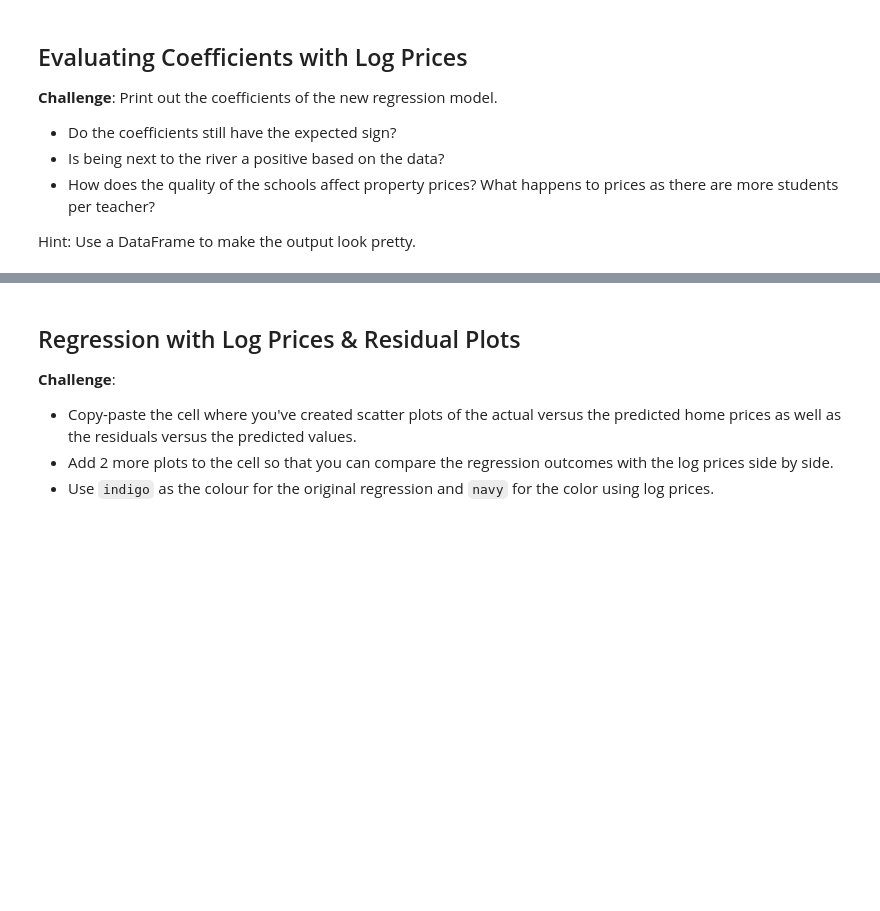
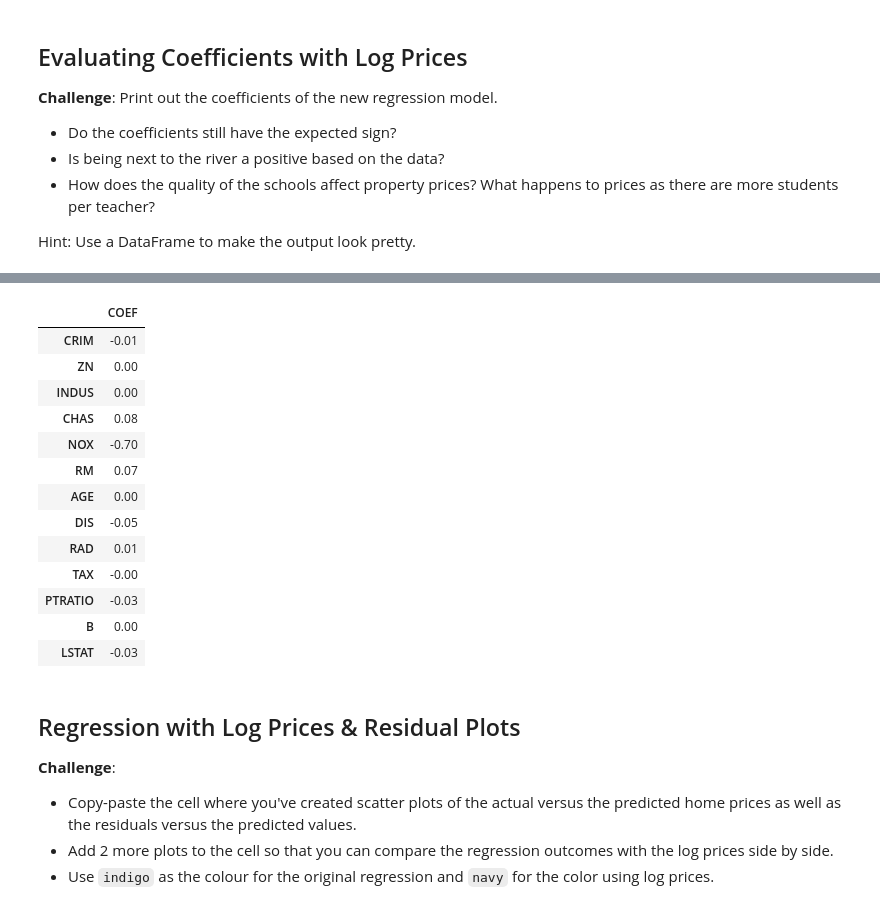
Before and after one commit to bluescreenlife/100-days-of-code, a Jupyter notebook: day_81_capstone_predict_house_prices/Multivariable_Regression_and_Valuation_Model_(start).ipynb, the cells around one changed output, grey strips where cells are left out. Saved outputs shown, nothing was run; the diff lists cells and outputs as text; code cells hidden in the pictures; blank space fills up the shorter version.

```diff
--- a/day_81_capstone_predict_house_prices/Multivariable_Regression_and_Valuation_Model_(start).ipynb
+++ b/day_81_capstone_predict_house_prices/Multivariable_Regression_and_Valuation_Model_(start).ipynb
@@ -586,3 +600,16 @@ $$ \log (PR \hat ICE) = \theta _0 + \theta _1 RM + \theta _2 NOX + \theta_3 DIS
 * Run a second regression, but this time use the transformed target data.
 * What is the r-squared of the regression on the training data?
 * Have we improved the fit of our model compared to before based on this measure?
+# %%
+target = price_log
+features = data.drop(columns='PRICE')
+
+X_train, X_test, y_train, y_test = tts(features, target, random_state=10, test_size=0.2)
+# %%
+log_model = LinearRegression()
+log_model.fit(X_train, y_train)
+log_prediciton = log_model.predict(X_test)
+log_r2 = r2_score(y_test, log_prediciton)
+log_rmse = mean_squared_error(y_test, log_prediciton)
+print(f'Log R2: {log_r2}')
+print(f'Log mse: {log_rmse}')
@@ -596,3 +626,11 @@ $$ \log (PR \hat ICE) = \theta _0 + \theta _1 RM + \theta _2 NOX + \theta_3 DIS
 * How does the quality of the schools affect property prices? What happens to prices as there are more students per teacher?
 
 Hint: Use a DataFrame to make the output look pretty.
+# %%
+log_intercept = log_model.intercept_
+log_coef = log_model.coef_
+
+print(f'Intercept: {log_intercept}')
+print(f'Coefficients: {log_coef}')
+
+log_model.score(X_train, y_train)
@@ -599,3 +644,21 @@ Hint: Use a DataFrame to make the output look pretty.
+# %%
+log_model_df = pd.DataFrame(log_coef, index=X_train.columns, columns=['COEF'])
+log_model_df
+# %% [output]
+|  | COEF |
+| CRIM | -0.01 |
+| ZN | 0.00 |
+| INDUS | 0.00 |
+| CHAS | 0.08 |
+| NOX | -0.70 |
+| RM | 0.07 |
+| AGE | 0.00 |
+| DIS | -0.05 |
+| RAD | 0.01 |
+| TAX | -0.00 |
+| PTRATIO | -0.03 |
+| B | 0.00 |
+| LSTAT | -0.03 |
 # %% [markdown]
 ## Regression with Log Prices & Residual Plots
 
```
Also changed, not shown: parts of 6 cells of this notebook.
